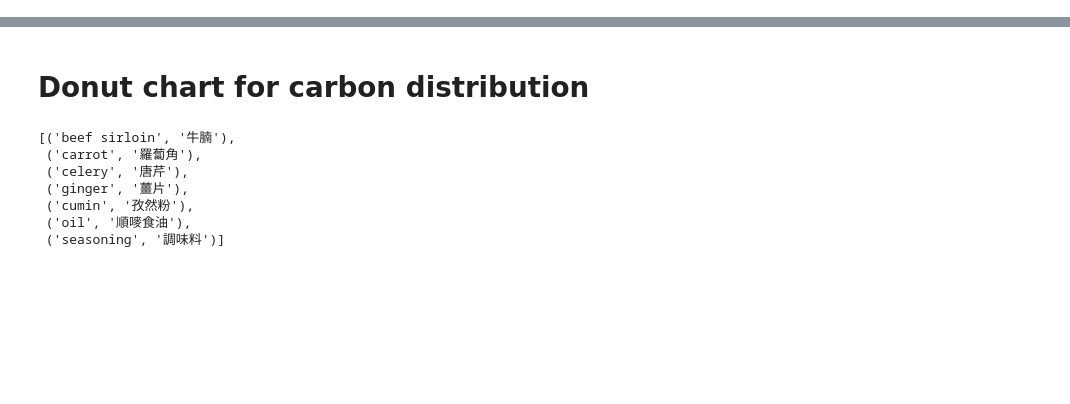
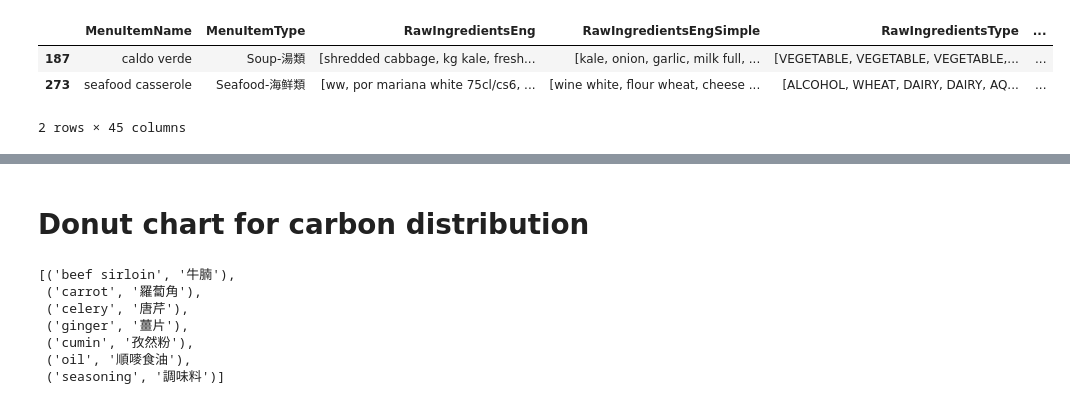
Before and after one commit to aashi1sethiya/trial_food, a Jupyter notebook: data_exploration.ipynb, the cells around one changed output, grey strips where cells are left out. Cells and saved outputs as stored; diff of their text form; code cells hidden in the pictures; blank space fills up the shorter version.

```diff
--- a/data_exploration.ipynb
+++ b/data_exploration.ipynb
@@ -33,0 +48,10 @@ Index(['MenuItemName', 'MenuItemType', 'MenuItemID', 'RawIngredientsEng',
+# %%
+# All Dish names to lowercase
+df['MenuItemName'] = df['MenuItemName'].apply(lambda x: x.lower())
+# %%
+df[df.MenuItemName.isin(config.MENU_INTERNATIONAL)]
+# %% [output]
+|  | MenuItemName | MenuItemType | RawIngredientsEng | RawIngredientsEngSimple | RawIngredientsType | ... |
+| 187 | caldo verde | Soup-湯類 | [shredded cabbage, kg kale, fresh... | [kale, onion, garlic, milk full, ... | [VEGETABLE, VEGETABLE, VEGETABLE,... | ... |
+| 273 | seafood casserole | Seafood-海鲜類 | [ww, por mariana white 75cl/cs6, ... | [wine white, flour wheat, cheese ... | [ALCOHOL, WHEAT, DAIRY, DAIRY, AQ... | ... |
+2 rows × 45 columns
```
Also changed, not shown: parts of 7 cells of this notebook, 4 other files.
